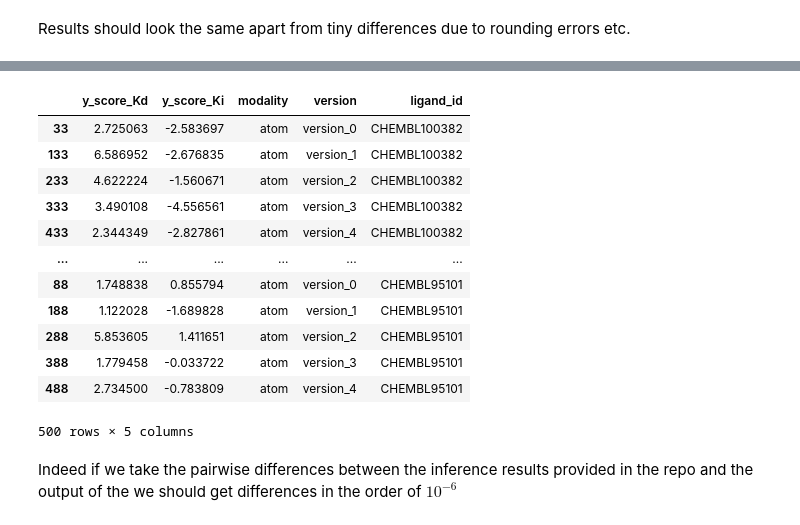
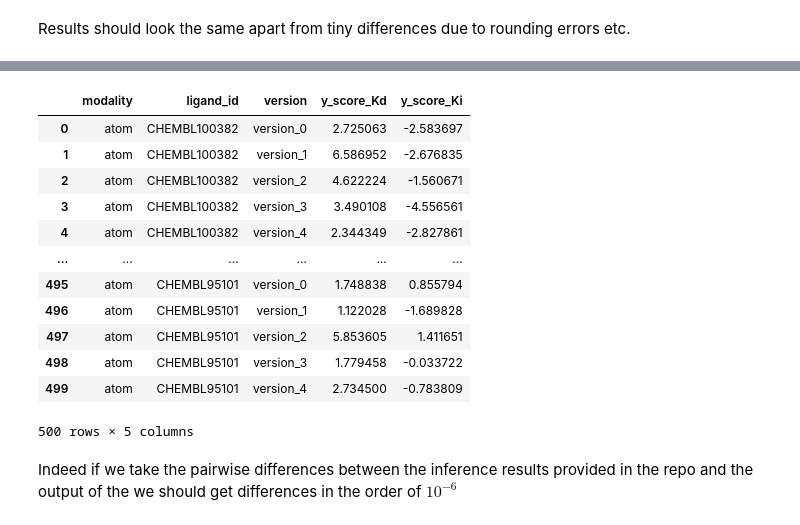
Before and after one commit to deeplab-ai/denvis, a Jupyter notebook: notebooks/07_Webservice_output_analysis.ipynb, the cells around one changed output, grey strips where cells are left out. Drawn from its saved outputs; the diff is of its cells as text; code cells hidden in the pictures.

```diff
--- a/notebooks/07_Webservice_output_analysis.ipynb
+++ b/notebooks/07_Webservice_output_analysis.ipynb
@@ -74,18 +82,19 @@ denvis_atom[denvis_atom['ligand_id'].isin(ligand_ids) & (denvis_atom['target_id'
 # %%
-output_df.query('modality == "atom"').sort_values(by=['ligand_id', 'version'])
+cols = ['modality', 'ligand_id', 'version', 'y_score_Kd', 'y_score_Ki']
+output_df.query('modality == "atom"').sort_values(by=['ligand_id', 'version'])[cols].reset_index(drop=True)
 # %% [output]
-|  | y_score_Kd | y_score_Ki | modality | version | ligand_id |
-| 33 | 2.725063 | -2.583697 | atom | version_0 | CHEMBL100382 |
-| 133 | 6.586952 | -2.676835 | atom | version_1 | CHEMBL100382 |
-| 233 | 4.622224 | -1.560671 | atom | version_2 | CHEMBL100382 |
-| 333 | 3.490108 | -4.556561 | atom | version_3 | CHEMBL100382 |
-| 433 | 2.344349 | -2.827861 | atom | version_4 | CHEMBL100382 |
+|  | modality | ligand_id | version | y_score_Kd | y_score_Ki |
+| 0 | atom | CHEMBL100382 | version_0 | 2.725063 | -2.583697 |
+| 1 | atom | CHEMBL100382 | version_1 | 6.586952 | -2.676835 |
+| 2 | atom | CHEMBL100382 | version_2 | 4.622224 | -1.560671 |
+| 3 | atom | CHEMBL100382 | version_3 | 3.490108 | -4.556561 |
+| 4 | atom | CHEMBL100382 | version_4 | 2.344349 | -2.827861 |
 | ... | ... | ... | ... | ... | ... |
-| 88 | 1.748838 | 0.855794 | atom | version_0 | CHEMBL95101 |
-| 188 | 1.122028 | -1.689828 | atom | version_1 | CHEMBL95101 |
-| 288 | 5.853605 | 1.411651 | atom | version_2 | CHEMBL95101 |
-| 388 | 1.779458 | -0.033722 | atom | version_3 | CHEMBL95101 |
-| 488 | 2.734500 | -0.783809 | atom | version_4 | CHEMBL95101 |
+| 495 | atom | CHEMBL95101 | version_0 | 1.748838 | 0.855794 |
+| 496 | atom | CHEMBL95101 | version_1 | 1.122028 | -1.689828 |
+| 497 | atom | CHEMBL95101 | version_2 | 5.853605 | 1.411651 |
+| 498 | atom | CHEMBL95101 | version_3 | 1.779458 | -0.033722 |
+| 499 | atom | CHEMBL95101 | version_4 | 2.734500 | -0.783809 |
 500 rows × 5 columns
 # %% [markdown]
 Indeed if we take the pairwise differences between the inference results provided in the repo and the output of the we should get differences in the order of $10^{-6}$
```
Also changed, not shown: parts of 6 cells of this notebook.
